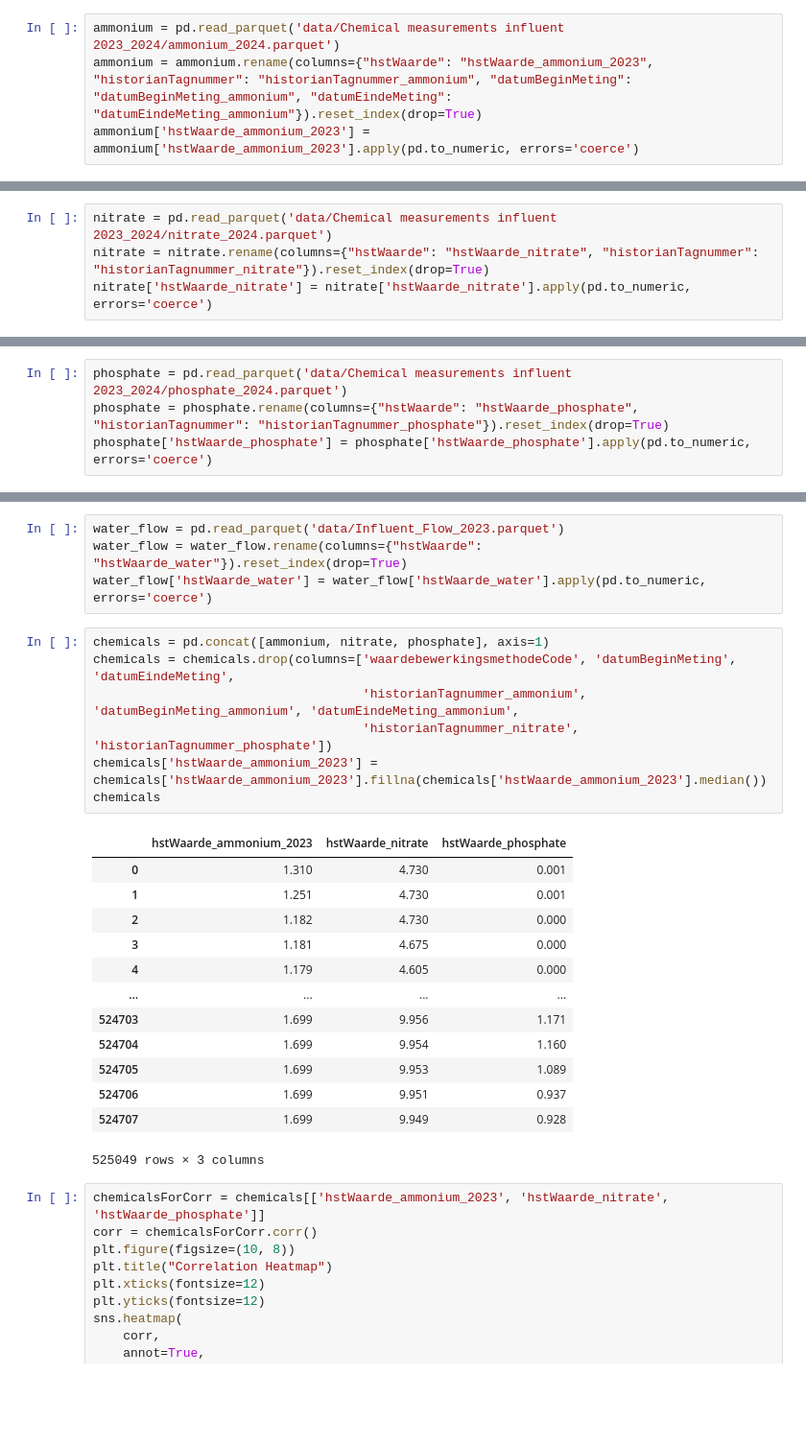
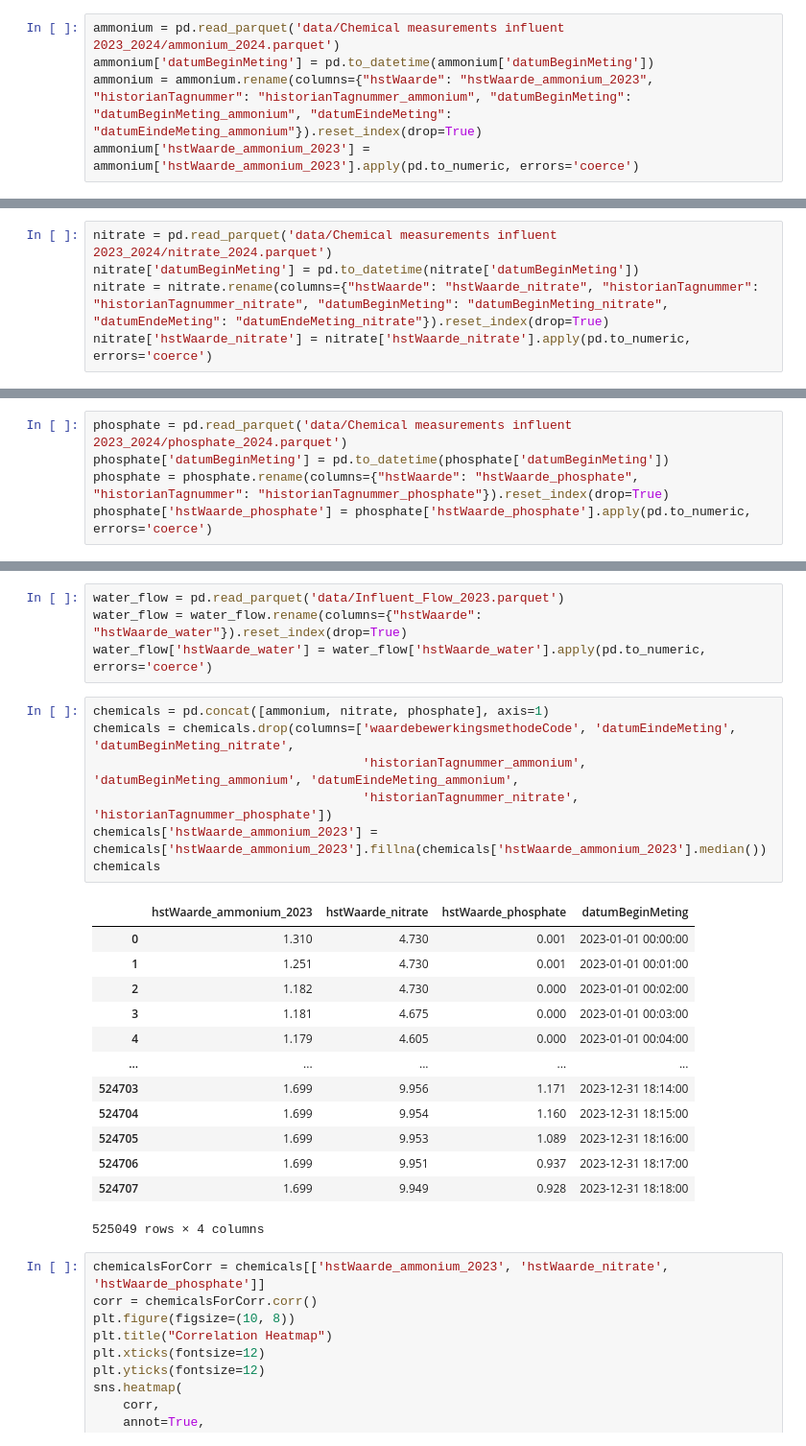
Before and after one commit to georgyHZ/DuskpetalHoppers, a Jupyter notebook: Iteration1.ipynb, the cells around one changed output, grey strips where cells are left out. Shown at 96% size. Saved outputs shown, nothing was run; the diff lists cells and outputs as text; blank space fills up the shorter version.

```diff
--- a/Iteration1.ipynb
+++ b/Iteration1.ipynb
@@ -28,6 +28,7 @@ def remove_outliers_iqr(df, column):
 ### Merged_oxygen table - the code of the sensor(it is either 01/07, but it is the same sensor), amount of oxygen, start time, end time(data from 2021)
 # %%
 ammonium = pd.read_parquet('data/Chemical measurements influent 2023_2024/ammonium_2024.parquet')
+ammonium['datumBeginMeting'] = pd.to_datetime(ammonium['datumBeginMeting'])
 ammonium = ammonium.rename(columns={"hstWaarde": "hstWaarde_ammonium_2023", "historianTagnummer": "historianTagnummer_ammonium", "datumBeginMeting": "datumBeginMeting_ammonium", "datumEindeMeting": "datumEindeMeting_ammonium"}).reset_index(drop=True)
 ammonium['hstWaarde_ammonium_2023'] = ammonium['hstWaarde_ammonium_2023'].apply(pd.to_numeric, errors='coerce')
 # %%
@@ -53,7 +54,8 @@ ammonium['hstWaarde_ammonium_2023'].hist(bins=70, figsize=(10, 8))
 [figure]
 # %%
 nitrate = pd.read_parquet('data/Chemical measurements influent 2023_2024/nitrate_2024.parquet')
-nitrate = nitrate.rename(columns={"hstWaarde": "hstWaarde_nitrate", "historianTagnummer": "historianTagnummer_nitrate"}).reset_index(drop=True)
+nitrate['datumBeginMeting'] = pd.to_datetime(nitrate['datumBeginMeting'])
+nitrate = nitrate.rename(columns={"hstWaarde": "hstWaarde_nitrate", "historianTagnummer": "historianTagnummer_nitrate", "datumBeginMeting": "datumBeginMeting_nitrate", "datumEndeMeting": "datumEndeMeting_nitrate"}).reset_index(drop=True)
 nitrate['hstWaarde_nitrate'] = nitrate['hstWaarde_nitrate'].apply(pd.to_numeric, errors='coerce')
 # %%
 outliers_count = count_outliers_iqr(nitrate['hstWaarde_nitrate'])
@@ -78,6 +80,7 @@ nitrate['hstWaarde_nitrate'].hist(bins=70, figsize=(10, 8))
 [figure]
 # %%
 phosphate = pd.read_parquet('data/Chemical measurements influent 2023_2024/phosphate_2024.parquet')
+phosphate['datumBeginMeting'] = pd.to_datetime(phosphate['datumBeginMeting'])
 phosphate = phosphate.rename(columns={"hstWaarde": "hstWaarde_phosphate", "historianTagnummer": "historianTagnummer_phosphate"}).reset_index(drop=True)
 phosphate['hstWaarde_phosphate'] = phosphate['hstWaarde_phosphate'].apply(pd.to_numeric, errors='coerce')
 # %%
@@ -128,25 +131,25 @@ water_flow = water_flow.rename(columns={"hstWaarde": "hstWaarde_water"}).reset_i
 water_flow['hstWaarde_water'] = water_flow['hstWaarde_water'].apply(pd.to_numeric, errors='coerce')
 # %%
 chemicals = pd.concat([ammonium, nitrate, phosphate], axis=1)
-chemicals = chemicals.drop(columns=['waardebewerkingsmethodeCode', 'datumBeginMeting', 'datumEindeMeting',
+chemicals = chemicals.drop(columns=['waardebewerkingsmethodeCode', 'datumEindeMeting', 'datumBeginMeting_nitrate',
                                     'historianTagnummer_ammonium', 'datumBeginMeting_ammonium', 'datumEindeMeting_ammonium',
                                     'historianTagnummer_nitrate', 'historianTagnummer_phosphate'])
 chemicals['hstWaarde_ammonium_2023'] = chemicals['hstWaarde_ammonium_2023'].fillna(chemicals['hstWaarde_ammonium_2023'].median())
 chemicals
 # %% [output]
-|  | hstWaarde_ammonium_2023 | hstWaarde_nitrate | hstWaarde_phosphate |
-| 0 | 1.310 | 4.730 | 0.001 |
-| 1 | 1.251 | 4.730 | 0.001 |
-| 2 | 1.182 | 4.730 | 0.000 |
-| 3 | 1.181 | 4.675 | 0.000 |
-| 4 | 1.179 | 4.605 | 0.000 |
-| ... | ... | ... | ... |
-| 524703 | 1.699 | 9.956 | 1.171 |
-| 524704 | 1.699 | 9.954 | 1.160 |
-| 524705 | 1.699 | 9.953 | 1.089 |
-| 524706 | 1.699 | 9.951 | 0.937 |
-| 524707 | 1.699 | 9.949 | 0.928 |
+|  | hstWaarde_ammonium_2023 | hstWaarde_nitrate | hstWaarde_phosphate | datumBeginMeting |
+| 0 | 1.310 | 4.730 | 0.001 | 2023-01-01 00:00:00 |
+| 1 | 1.251 | 4.730 | 0.001 | 2023-01-01 00:01:00 |
+| 2 | 1.182 | 4.730 | 0.000 | 2023-01-01 00:02:00 |
+| 3 | 1.181 | 4.675 | 0.000 | 2023-01-01 00:03:00 |
+| 4 | 1.179 | 4.605 | 0.000 | 2023-01-01 00:04:00 |
+| ... | ... | ... | ... | ... |
+| 524703 | 1.699 | 9.956 | 1.171 | 2023-12-31 18:14:00 |
+| 524704 | 1.699 | 9.954 | 1.160 | 2023-12-31 18:15:00 |
+| 524705 | 1.699 | 9.953 | 1.089 | 2023-12-31 18:16:00 |
+| 524706 | 1.699 | 9.951 | 0.937 | 2023-12-31 18:17:00 |
+| 524707 | 1.699 | 9.949 | 0.928 | 2023-12-31 18:18:00 |
-525049 rows × 3 columns
+525049 rows × 4 columns
 # %%
 chemicalsForCorr = chemicals[['hstWaarde_ammonium_2023', 'hstWaarde_nitrate', 'hstWaarde_phosphate']]
 corr = chemicalsForCorr.corr()
```
Also changed, not shown: parts of 6 cells of this notebook, 3 other files.
